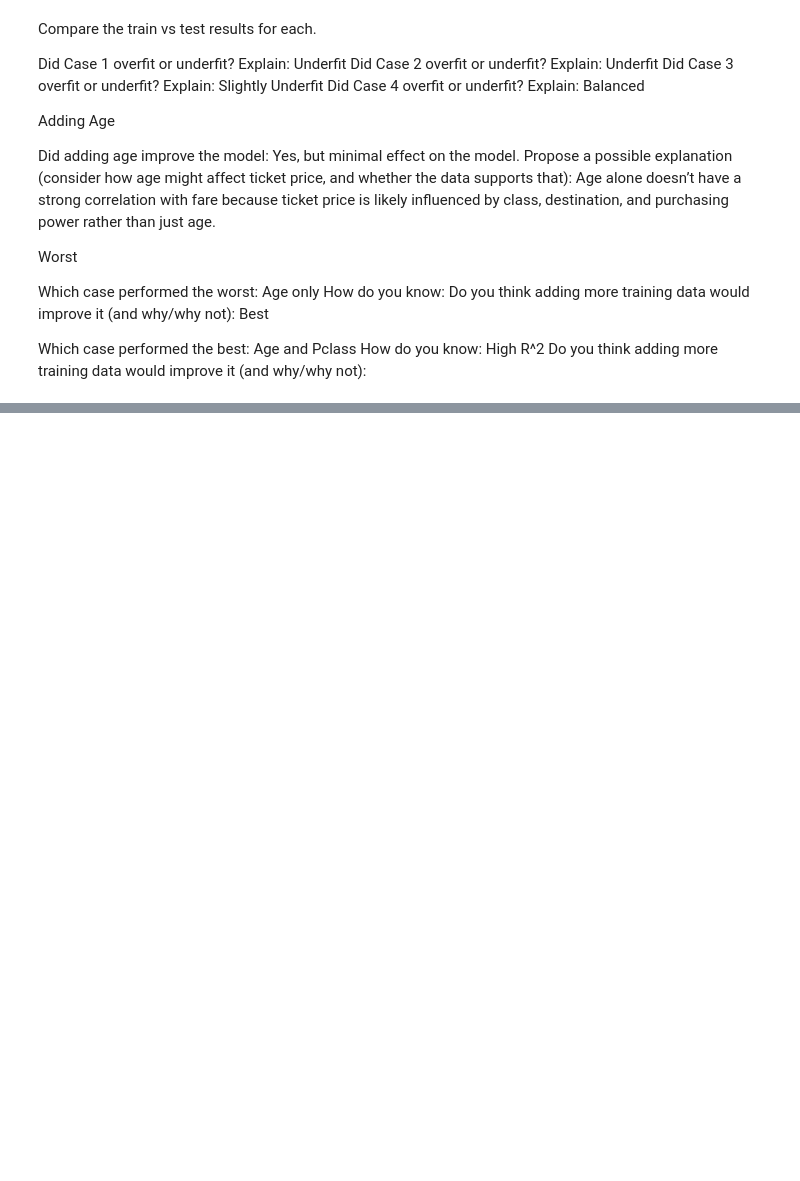
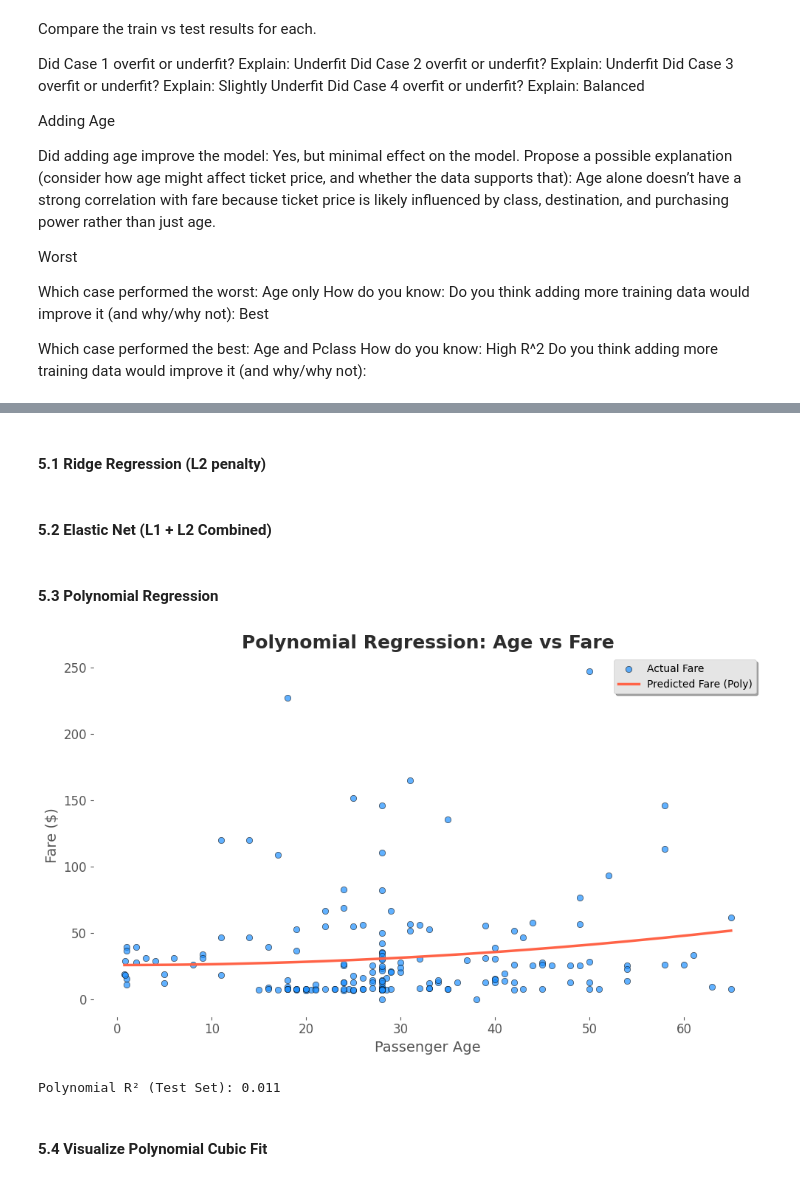
Before and after one commit to evandobler98/applied-ml-dobler, a Jupyter notebook: lab04/ml04_dobler.ipynb, the cells around one changed output, grey strips where cells are left out. Saved outputs shown, nothing was run; the diff lists cells and outputs as text; code cells hidden in the pictures; blank space fills up the shorter version.

```diff
--- a/lab04/ml04_dobler.ipynb
+++ b/lab04/ml04_dobler.ipynb
@@ -214,0 +217,2 @@ Do you think adding more training data would improve it (and why/why not):
+# %% [markdown]
+#### 5.1 Ridge Regression (L2 penalty)
@@ -214,0 +223,2 @@ Do you think adding more training data would improve it (and why/why not):
+# %% [markdown]
+#### 5.2 Elastic Net (L1 + L2 Combined)
@@ -214,0 +229,48 @@ Do you think adding more training data would improve it (and why/why not):
+# %% [markdown]
+#### 5.3 Polynomial Regression
+# %%
+poly = PolynomialFeatures(degree=2)
+X1_train_poly = poly.fit_transform(X1_train)
+X1_test_poly = poly.transform(X1_test)
+
+poly_model = LinearRegression().fit(X1_train_poly, y1_train)
+y_pred_poly = poly_model.predict(X1_test_poly)
+
+# Use a valid Matplotlib style
+plt.style.use('ggplot')  # Clean, vintage-inspired style
+
+# Create the plot
+fig, ax = plt.subplots(figsize=(10, 6))
+
+# Scatter: Actual data
+ax.scatter(X1_test, y1_test, color='#1E90FF', edgecolor='black', alpha=0.7, marker='o', label='Actual Fare')
+
+# Sort for smooth polynomial curve
+sorted_idx = X1_test['age'].argsort().values
+sorted_age = X1_test.values[sorted_idx]
+sorted_pred = y_pred_poly[sorted_idx]
+
+
+# Line: Predicted polynomial curve
+ax.plot(sorted_age, sorted_pred, color='#FF6347', linewidth=2.5, label='Predicted Fare (Poly)')
+
+# Labels and styling
+ax.set_title("Polynomial Regression: Age vs Fare", fontsize=18, fontweight='bold', color='#2c2c2c')
+ax.set_xlabel("Passenger Age", fontsize=14)
+ax.set_ylabel("Fare ($)", fontsize=14)
+ax.legend(frameon=True, fancybox=True, shadow=True, loc='upper right')
+ax.set_facecolor('#FFFFFF')
+ax.grid(True, linestyle='--', linewidth=0.6, alpha=0.8)
+ax.tick_params(axis='both', labelsize=12)
+
+
+plt.tight_layout()
+plt.show()
+
+# --- Optional: Print performance ---
+print("Polynomial R² (Test Set):", round(r2_score(y1_test, y_pred_poly), 3))
+# %% [output]
+[figure, added]
+Polynomial R² (Test Set): 0.011
+# %% [markdown]
+#### 5.4 Visualize Polynomial Cubic Fit
```
Also changed, not shown: parts of 12 cells of this notebook.
